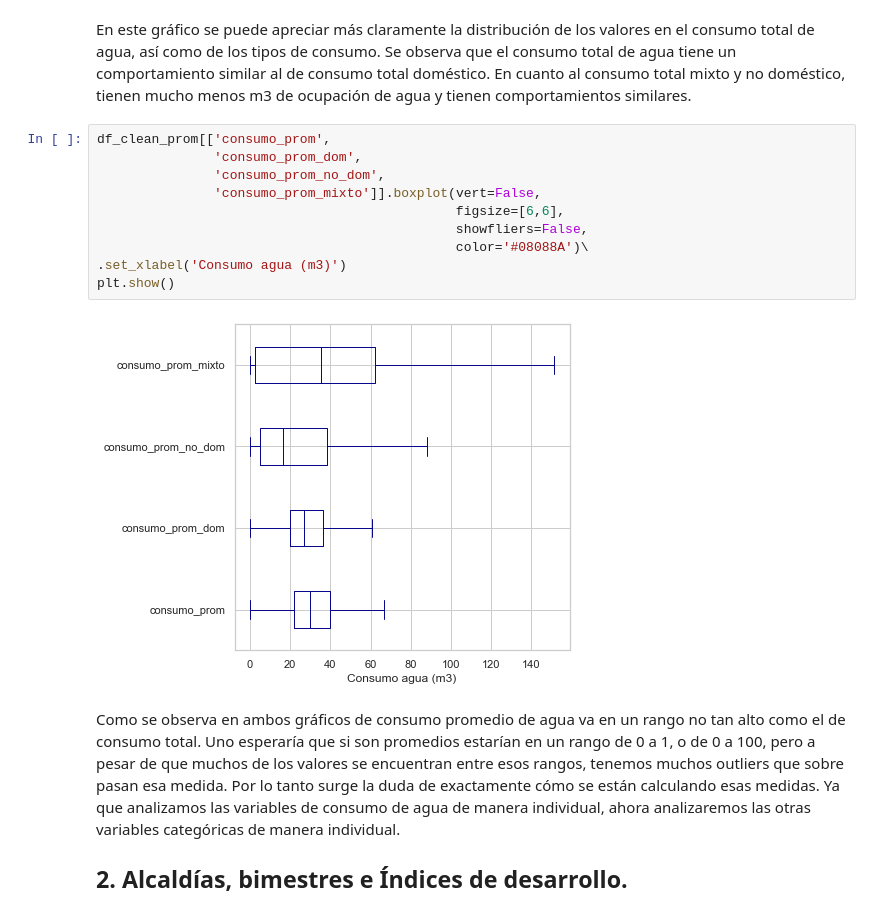
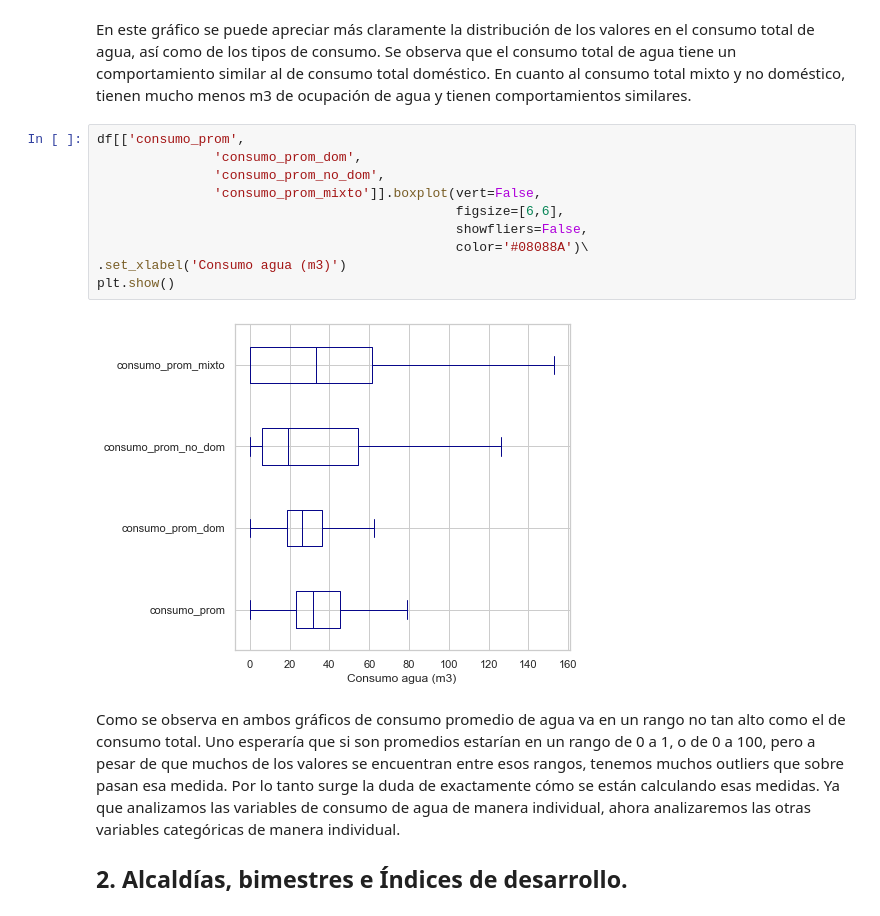
Before and after one commit to ElenaVillano/eda_geda_conagua, a Jupyter notebook: Ele_graphics.ipynb, the cells around one changed output. Cells and saved outputs as stored; diff of their text form.

```diff
--- a/Ele_graphics.ipynb
+++ b/Ele_graphics.ipynb
@@ -118,17 +117,17 @@ plt.show()
 # %% [markdown]
 En este gráfico se puede apreciar más claramente la distribución de los valores en el consumo total de agua, así como de los tipos de consumo. Se observa que el consumo total de agua tiene un comportamiento similar al de consumo total doméstico. En cuanto al consumo total mixto y no doméstico, tienen mucho menos m3 de ocupación de agua y tienen comportamientos similares.
 # %%
-df_clean_prom[['consumo_prom',
+df[['consumo_prom',
                'consumo_prom_dom',
                'consumo_prom_no_dom',
                'consumo_prom_mixto']].boxplot(vert=False,
                                               figsize=[6,6],
                                               showfliers=False,
                                               color='#08088A')\
 .set_xlabel('Consumo agua (m3)')
 plt.show()
 # %% [output]
-[figure, old version]
+[figure, new version]
 # %% [markdown]
 Como se observa en ambos gráficos de consumo promedio de agua va en un rango no tan alto como el de consumo total. Uno esperaría que si son promedios estarían en un rango de 0 a 1, o de 0 a 100, pero a pesar de que muchos de los valores se encuentran entre esos rangos, tenemos muchos outliers que sobre pasan esa medida. Por lo tanto surge la duda de exactamente cómo se están calculando esas medidas. Ya que analizamos las variables de consumo de agua de manera individual, ahora analizaremos las otras variables categóricas de manera individual.
 
```
Also changed, not shown: parts of 13 cells of this notebook.
